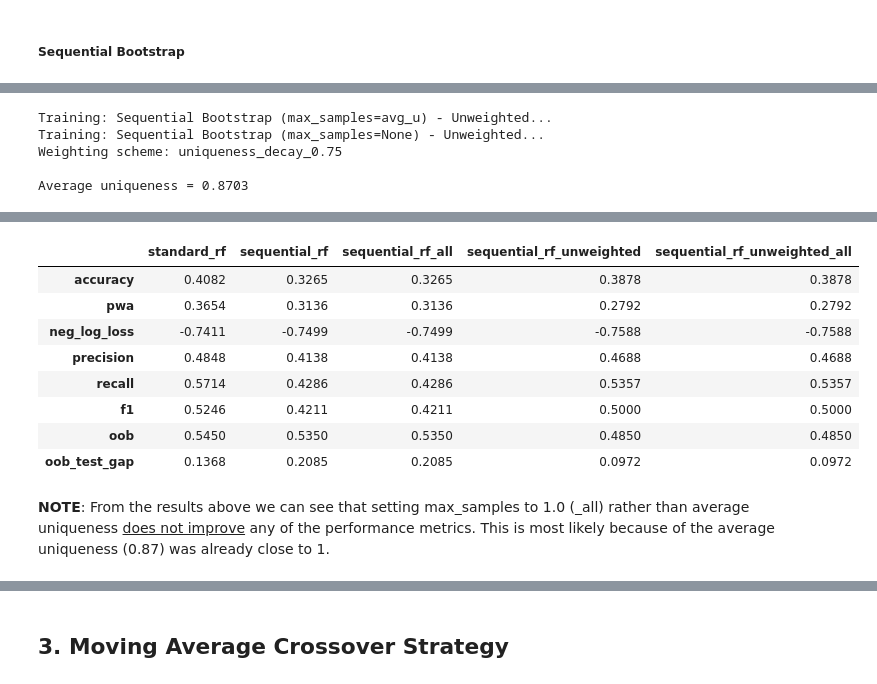
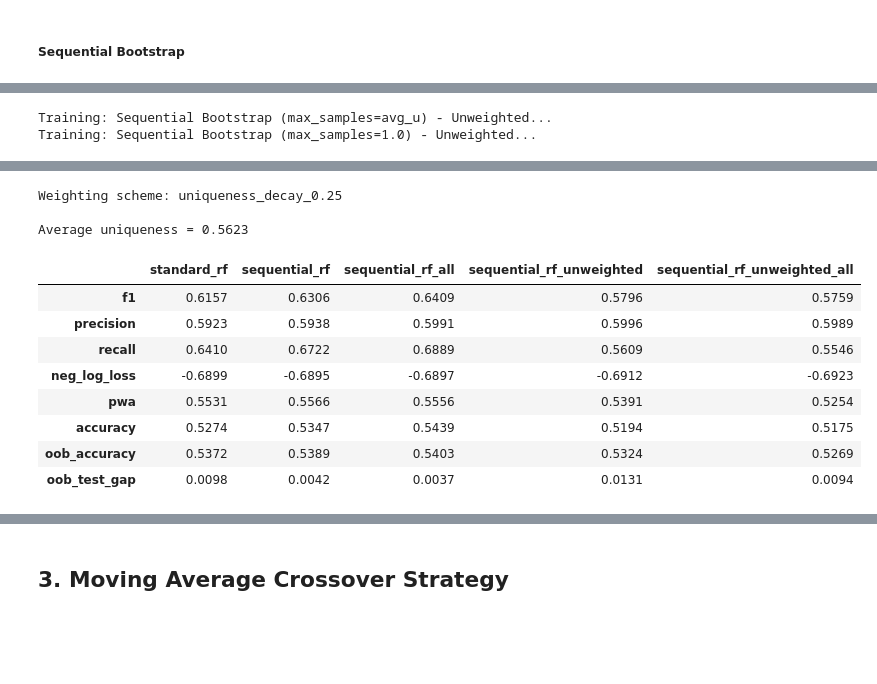
Before and after one commit to pnjoroge54/Machine-Learning-Blueprint, a Jupyter notebook: notebooks/Part_4-Sample Weights.ipynb, the cells around one changed output, grey strips where cells are left out. Cells and saved outputs as stored; diff of their text form; code cells hidden in the pictures; blank space fills up the shorter version.

```diff
--- a/notebooks/Part_4-Sample Weights.ipynb
+++ b/notebooks/Part_4-Sample Weights.ipynb
@@ -144,7 +140,7 @@ bb_timeframe = "M5"
 file = Path(fr"..\data\EURUSD_{bb_timeframe}_time_2018-01-01-2024-12-31.parq")
 bb_time_bars = pd.read_parquet(file)
 # %%
-bb_period, bb_std = 20, 12 # Bollinger Band parameters
+bb_period, bb_std = 20, 2 # Bollinger Band parameters
 bb_strategy = BollingerStrategy(window=bb_period, num_std=bb_std)
 bb_lookback = 10
 bb_pt_barrier, bb_sl_barrier, bb_time_horizon = (1, 2, dict(days=1))
@@ -163,7 +159,7 @@ value_counts_data(bb_side.reindex(bb_df.index), verbose=True)
 vol_lookback = 100
 vol_target = get_daily_vol(bb_df.close, vol_lookback) * bb_vol_multiplier
 close = bb_df.close
-_, t_events = get_entries(bb_strategy, bb_df, filter_threshold=vol_target)
+_, t_events = get_entries(bb_strategy, bb_df, filter_threshold=vol_target.mean())
 
 vertical_barriers = add_vertical_barrier(t_events, close, **bb_time_horizon)
 # %% [output]
@@ -417,8 +411,7 @@ seq_rf = SequentiallyBootstrappedBaggingClassifier(
     price_bars_index=bb_df.index,
     estimator=base_rf,
     n_estimators=N_ESTIMATORS, # set low to save time
-    # max_samples=avg_u, # Set to average uniqueness
-    # bootstrap_features=False,
+    max_samples=avg_u, # Set to average uniqueness
     oob_score=True,
     n_jobs=N_JOBS,
     random_state=seed,
@@ -459,10 +452,14 @@ w = weighting_schemes[best_scheme]
 rf = clone(clf).set_params(oob_score=True)
 seq_rf1 = clone(seq_rf).set_params(max_samples=1.0)
 
+rf = train_rf(rf, X_train, y_train, w)
+seq_rf = train_rf(seq_rf, X_train, y_train, w)
+seq_rf1 = train_rf(seq_rf1, X_train, y_train, w)
+
 ensembles = {
-    "standard_rf": train_rf(rf, X_train, y_train, w),
-    "sequential_rf": train_rf(seq_rf, X_train, y_train, w),  # max_samples=avg_u
-    "sequential_rf_all": train_rf(seq_rf1, X_train, y_train, w),  # max_samples=1.0
+    "standard_rf": rf,
+    "sequential_rf": seq_rf,  # max_samples=avg_u
+    "sequential_rf_all": seq_rf1,  # max_samples=1.0
 }
 
 if not best_scheme.startswith("unweighted"):
@@ -470,18 +467,17 @@ if not best_scheme.startswith("unweighted"):
     seq_rfu = train_rf(clone(seq_rf), X_train, y_train)  # max_samples=avg_u
     ensembles["sequential_rf_unweighted"] = seq_rfu
 
-    print(f"Training: Sequential Bootstrap (max_samples=None) - Unweighted...")
+    print(f"Training: Sequential Bootstrap (max_samples=1.0) - Unweighted...")
     seq_rfu1 = train_rf(clone(seq_rf1), X_train, y_train)  # max_samples=avg_u
     ensembles["sequential_rf_unweighted_all"] = seq_rfu1
 
-
 scoring_methods = {
-            "accuracy": accuracy_score,
-            "pwa": probability_weighted_accuracy,
-            "neg_log_loss": log_loss,
+            "f1": f1_score,
             "precision": precision_score,
             "recall": recall_score,
-            "f1": f1_score,
+            "neg_log_loss": log_loss,
+            "pwa": probability_weighted_accuracy,
+            "accuracy": accuracy_score,
         }
 all_scores_oos = pd.DataFrame()
 
@@ -494,7 +490,7 @@ for name, classifier in ensembles.items():
         if method == "neg_log_loss":
             score *= -1
         all_scores_oos.loc[method, name] = score
-    all_scores_oos.loc["oob", name] = classifier.oob_score_
+    all_scores_oos.loc["oob_accuracy", name] = classifier.oob_score_
     all_scores_oos.loc["oob_test_gap", name] = abs(all_scores_oos.loc["accuracy", name] - classifier.oob_score_)
 
 print(f"Weighting scheme: {best_scheme}")
@@ -502,7 +498,7 @@ print(f"\nAverage uniqueness = {avg_u:.4f}\n")
 
 bb_all_scores_oos = all_scores_oos.copy()
 
-winsound.Beep(1000, 1000) # Alert
+# winsound.Beep(1000, 1000) # Alert
 
 all_scores_oos.round(4)
 # %% [output]
@@ -514,5 +509,2 @@ all_scores_oos.round(4)
 Training: Sequential Bootstrap (max_samples=avg_u) - Unweighted...
-Training: Sequential Bootstrap (max_samples=None) - Unweighted...
-Weighting scheme: uniqueness_decay_0.75
-
-Average uniqueness = 0.8703
+Training: Sequential Bootstrap (max_samples=1.0) - Unweighted...
@@ -519,11 +512,12 @@ Average uniqueness = 0.8703
+Weighting scheme: uniqueness_decay_0.25
+
+Average uniqueness = 0.5623
 |  | standard_rf | sequential_rf | sequential_rf_all | sequential_rf_unweighted | sequential_rf_unweighted_all |
-| accuracy | 0.4082 | 0.3265 | 0.3265 | 0.3878 | 0.3878 |
-| pwa | 0.3654 | 0.3136 | 0.3136 | 0.2792 | 0.2792 |
-| neg_log_loss | -0.7411 | -0.7499 | -0.7499 | -0.7588 | -0.7588 |
-| precision | 0.4848 | 0.4138 | 0.4138 | 0.4688 | 0.4688 |
-| recall | 0.5714 | 0.4286 | 0.4286 | 0.5357 | 0.5357 |
-| f1 | 0.5246 | 0.4211 | 0.4211 | 0.5000 | 0.5000 |
-| oob | 0.5450 | 0.5350 | 0.5350 | 0.4850 | 0.4850 |
-| oob_test_gap | 0.1368 | 0.2085 | 0.2085 | 0.0972 | 0.0972 |
+| f1 | 0.6157 | 0.6306 | 0.6409 | 0.5796 | 0.5759 |
+| precision | 0.5923 | 0.5938 | 0.5991 | 0.5996 | 0.5989 |
+| recall | 0.6410 | 0.6722 | 0.6889 | 0.5609 | 0.5546 |
+| neg_log_loss | -0.6899 | -0.6895 | -0.6897 | -0.6912 | -0.6923 |
+| pwa | 0.5531 | 0.5566 | 0.5556 | 0.5391 | 0.5254 |
+| accuracy | 0.5274 | 0.5347 | 0.5439 | 0.5194 | 0.5175 |
+| oob_accuracy | 0.5372 | 0.5389 | 0.5403 | 0.5324 | 0.5269 |
+| oob_test_gap | 0.0098 | 0.0042 | 0.0037 | 0.0131 | 0.0094 |
-# %% [markdown]
-**NOTE**: From the results above we can see that setting max_samples to 1.0 (_all) rather than average uniqueness <u>does not improve</u> any of the performance metrics. This is most likely because of the average uniqueness (0.87) was already close to 1.
```
Also changed, not shown: parts of 22 cells of this notebook.
